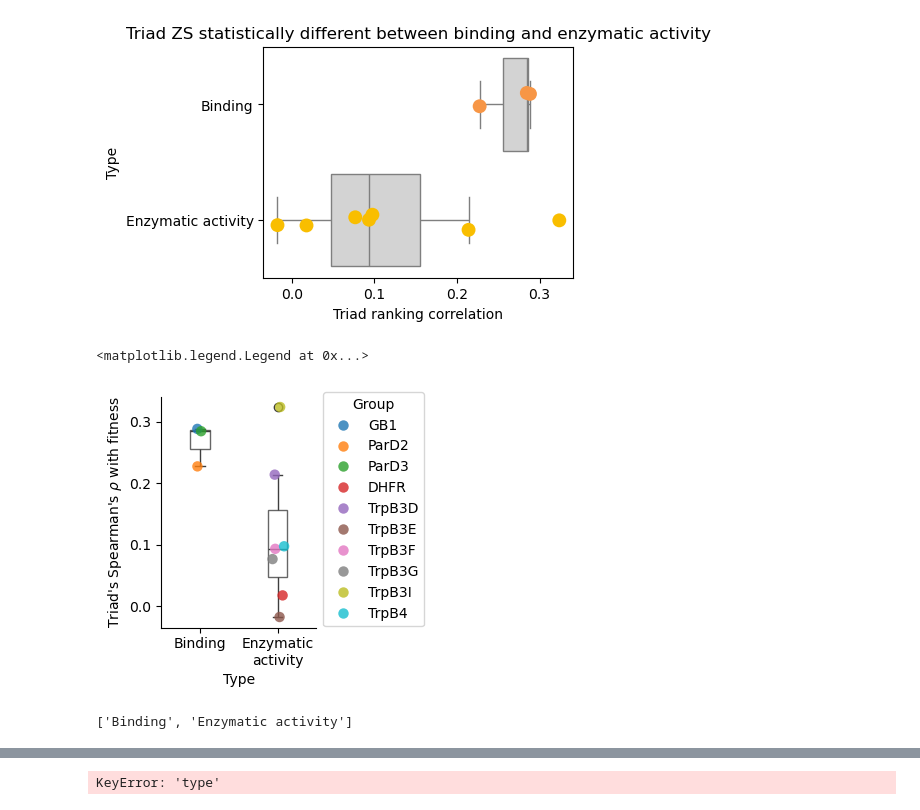
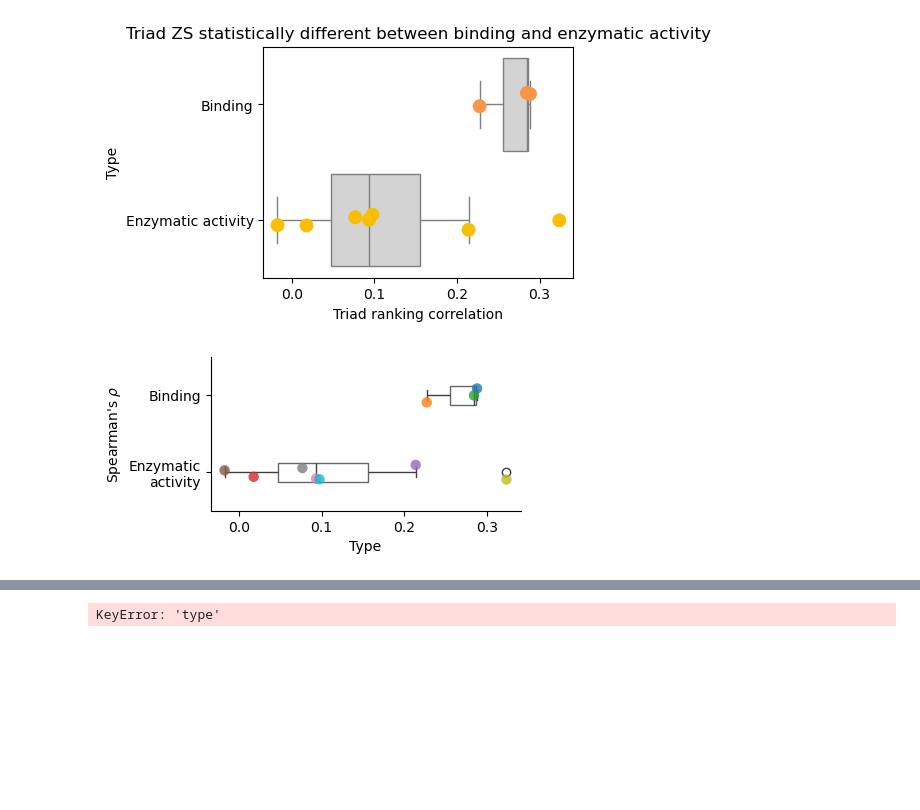
Before and after one commit to fhalab/SSMuLA, a Jupyter notebook: sandbox/zs_corr_simper.ipynb, the cells around one changed output, grey strips where cells are left out. Drawn from its saved outputs; the diff is of its cells as text; code cells hidden in the pictures; blank space fills up the shorter version.

```diff
--- a/sandbox/zs_corr_simper.ipynb
+++ b/sandbox/zs_corr_simper.ipynb
@@ -526,43 +526,43 @@ plt.show()
 # %% [output]
 [figure]
 # %%
-fig, ax = plt.subplots(figsize=(2, 3))
+fig, ax = plt.subplots(figsize=(4, 2))
 sns.boxplot(
-    x="Type", y="Rho", data=df_combined, width=0.25,
+    # x="Type", y="Rho",
+    y="Type", x="Rho",
+    data=df_combined, width=0.25,
     # color=PRESENTATION_PALETTE_SATURATE["light_gray"],# palette="pastel", showmeans=True
     boxprops={'facecolor': 'None', 'edgecolor': PRESENTATION_PALETTE_SATURATE["gray"]},
 )
 sns.stripplot(
-    x="Type",
-    y="Rho",
+    # x="Type",
+    # y="Rho",
+    y="Type",
+    x="Rho",
     data=df_combined,
     hue="lib",
     jitter=True,
     size=7.5,
     # dodge=True,
     palette=sns.color_palette("tab10").as_hex(),
     marker="o",
     alpha=0.8,
 )
 
-labels = [label.get_text().replace('Enzymatic activity', 'Enzymatic\nactivity') for label in plt.gca().get_xticklabels()]
-plt.gca().set_xticklabels(labels)
-plt.gca().set_yticks([0, 0.1, 0.2, 0.3])
+labels = [label.get_text().replace('Enzymatic activity', 'Enzymatic\nactivity') for label in plt.gca().get_yticklabels()]
+plt.gca().set_yticklabels(labels)
+plt.gca().set_xticks([0, 0.1, 0.2, 0.3])
 # Hide the top and right spine
 ax.spines['top'].set_visible(False)
 ax.spines['right'].set_visible(False)
 
 # plt.title("Triad ZS statistically different for types")
 plt.xlabel("Type")
-plt.ylabel(r"Triad's Spearman's $\rho$ with fitness")
-plt.legend(title="Group", loc="upper left", bbox_to_anchor=(1, 1.05))
+plt.ylabel(r"Spearman's $\rho$")
+# plt.legend(title="Group", loc="upper left", bbox_to_anchor=(1, 1.05))
+plt.legend().remove()
 # %% [output]
-<matplotlib.legend.Legend at 0x...>
-[figure, old version]
+[figure, new version]
-# %%
-labels
-# %% [output]
-['Binding', 'Enzymatic activity']
 # %%
 slice_zs[zs_cols].mean(axis=0), binding[zs_cols].mean(axis=0), ea[zs_cols].mean(axis=0)
 # %% [output]
```
Also changed, not shown: parts of 3 cells of this notebook.
